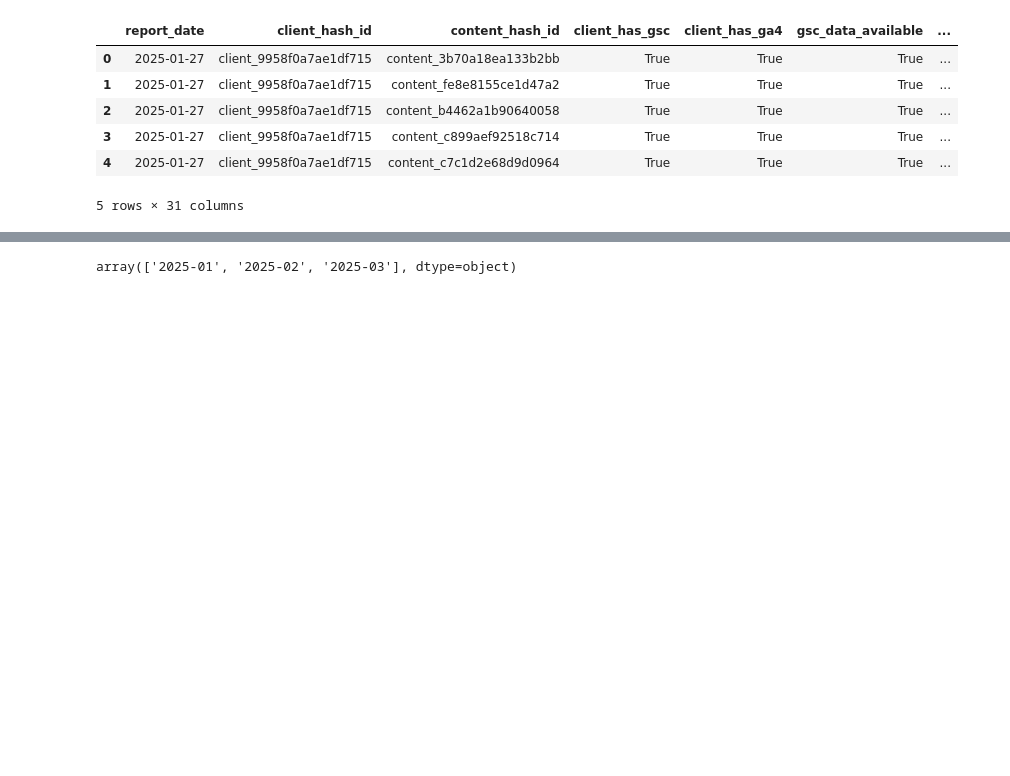
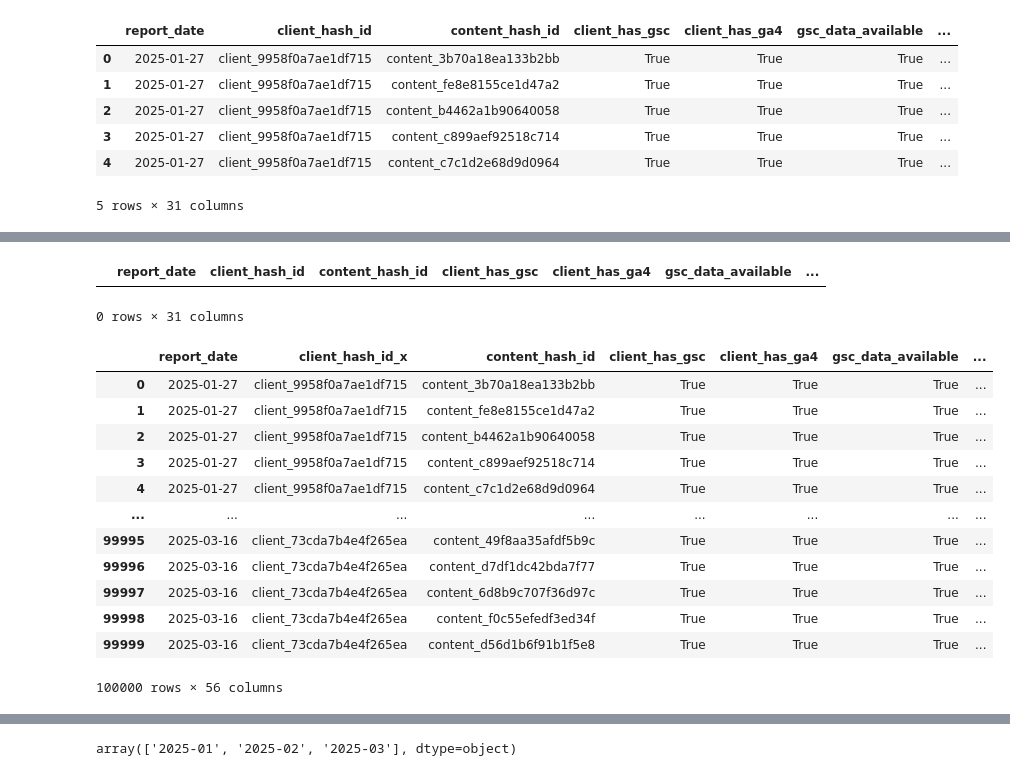
Before and after one commit to Maryam-Shile/flyrank_ml_internship, a Jupyter notebook: work/notebooks/w03_data_contract.ipynb, the cells around one changed output, grey strips where cells are left out. Drawn from its saved outputs; the diff is of its cells as text; code cells hidden in the pictures; blank space fills up the shorter version.

```diff
--- a/work/notebooks/w03_data_contract.ipynb
+++ b/work/notebooks/w03_data_contract.ipynb
@@ -38,0 +54,6 @@ df.head()
+# %%
+query = f'SELECT * FROM read_parquet("{rel}/dim_content.parquet")'
+
+ct = con.sql(query).df()
+
+ct.head()
@@ -39 +68,23 @@ df.head()
+# %%
+df[df['client_hash_id'] == 'client_04660893ae39614a']
+# %% [output]
+|  | report_date | client_hash_id | content_hash_id | client_has_gsc | client_has_ga4 | gsc_data_available | ... |
+0 rows × 31 columns
+# %%
+data  = pd.merge(df, ct, on = 'content_hash_id', how = 'inner')
+data
+# %% [output]
+|  | report_date | client_hash_id_x | content_hash_id | client_has_gsc | client_has_ga4 | gsc_data_available | ... |
+| 0 | 2025-01-27 | client_9958f0a7ae1df715 | content_3b70a18ea133b2bb | True | True | True | ... |
+| 1 | 2025-01-27 | client_9958f0a7ae1df715 | content_fe8e8155ce1d47a2 | True | True | True | ... |
+| 2 | 2025-01-27 | client_9958f0a7ae1df715 | content_b4462a1b90640058 | True | True | True | ... |
+| 3 | 2025-01-27 | client_9958f0a7ae1df715 | content_c899aef92518c714 | True | True | True | ... |
+| 4 | 2025-01-27 | client_9958f0a7ae1df715 | content_c7c1d2e68d9d0964 | True | True | True | ... |
+| ... | ... | ... | ... | ... | ... | ... | ... |
+| 99995 | 2025-03-16 | client_73cda7b4e4f265ea | content_49f8aa35afdf5b9c | True | True | True | ... |
+| 99996 | 2025-03-16 | client_73cda7b4e4f265ea | content_d7df1dc42bda7f77 | True | True | True | ... |
+| 99997 | 2025-03-16 | client_73cda7b4e4f265ea | content_6d8b9c707f36d97c | True | True | True | ... |
+| 99998 | 2025-03-16 | client_73cda7b4e4f265ea | content_f0c55efedf3ed34f | True | True | True | ... |
+| 99999 | 2025-03-16 | client_73cda7b4e4f265ea | content_d56d1b6f91b1f5e8 | True | True | True | ... |
+100000 rows × 56 columns
 # %%
```
Also changed, not shown: parts of 9 cells of this notebook.
